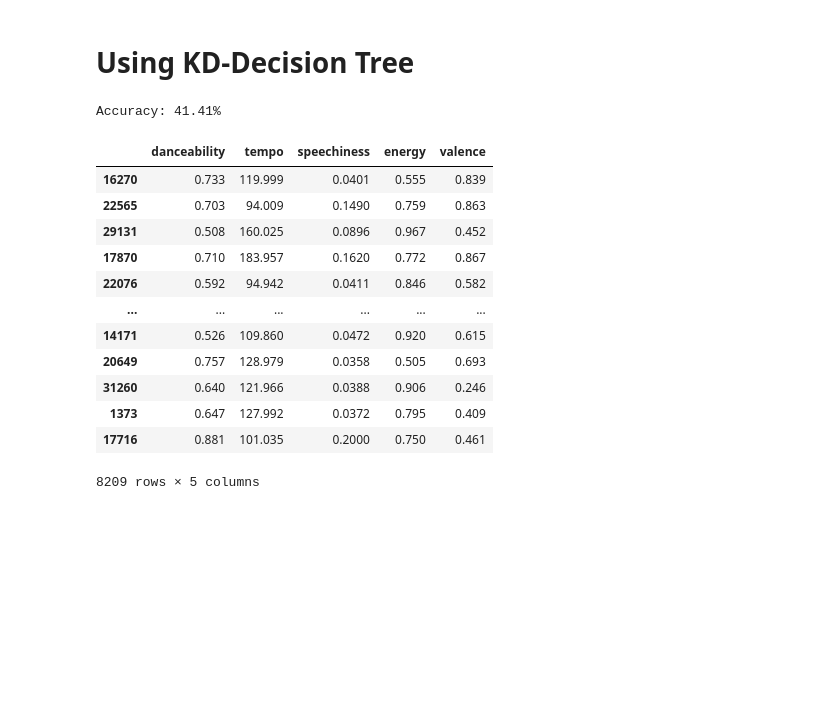
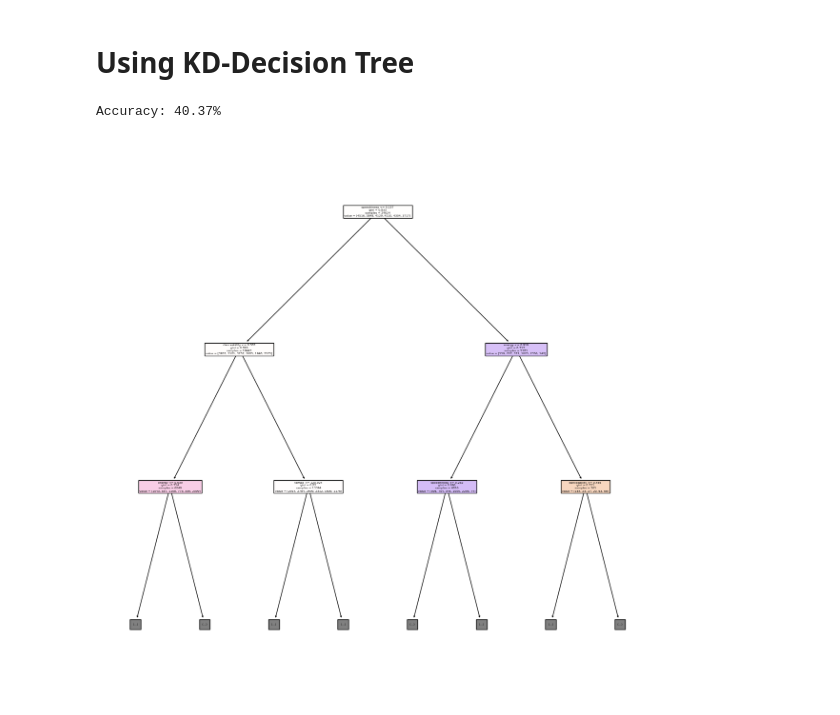
Before and after one commit to RaymondNg0054/cs105_finalproject, a Jupyter notebook: cs105_finalproject.ipynb, the cells around one changed output. Drawn from its saved outputs; the diff is of its cells as text; code cells hidden in the pictures; blank space fills up the shorter version.

```diff
--- a/cs105_finalproject.ipynb
+++ b/cs105_finalproject.ipynb
@@ -464,40 +473,32 @@ Based on this, we are able to see that the accuracy the KNN model gives us is 29
 # %% [markdown]
 # Using KD-Decision Tree
 # %%
+from sklearn.tree import plot_tree
 from sklearn.tree import DecisionTreeClassifier
 df = pd.read_csv("spotify_songs.csv")
 df = df.iloc[:,[1,9,11,12,13,14,15,16,17,18,19,20,21,22]]
 
 mapping = {'edm':1, 'latin':2,'pop':3,'r&b':4,'rap':5,'rock':6}
 
 df["playlist_genre"] = df["playlist_genre"].map(mapping)
 
-X= df[["danceability","tempo","speechiness","energy","valence"]]
+X= df[["danceability","tempo","speechiness","energy", "valence"]]
 y = df["playlist_genre"]
 
 X_train, X_test, y_train, y_test = train_test_split(X, y,test_size=0.25)
 
 model = DecisionTreeClassifier()
 
 model.fit(X_train,y_train)
 
 predictions = model.predict(X_test)
 
 accuracy = model.score(X_test,y_test)*100
 print(f"Accuracy: {accuracy:.2f}%")
-X_test
+# plot the decision tree
+plt.figure(figsize=(15,15))
+plot_tree(model, filled=True, feature_names=["danceability","tempo","speechiness","energy","valence"],max_depth=2)
+plt.show()
 # %% [output]
-Accuracy: 41.41%
+Accuracy: 40.37%
-|  | danceability | tempo | speechiness | energy | valence |
-| 16270 | 0.733 | 119.999 | 0.0401 | 0.555 | 0.839 |
-| 22565 | 0.703 | 94.009 | 0.1490 | 0.759 | 0.863 |
-| 29131 | 0.508 | 160.025 | 0.0896 | 0.967 | 0.452 |
-| 17870 | 0.710 | 183.957 | 0.1620 | 0.772 | 0.867 |
-| 22076 | 0.592 | 94.942 | 0.0411 | 0.846 | 0.582 |
-| ... | ... | ... | ... | ... | ... |
-| 14171 | 0.526 | 109.860 | 0.0472 | 0.920 | 0.615 |
-| 20649 | 0.757 | 128.979 | 0.0358 | 0.505 | 0.693 |
-| 31260 | 0.640 | 121.966 | 0.0388 | 0.906 | 0.246 |
-| 1373 | 0.647 | 127.992 | 0.0372 | 0.795 | 0.409 |
-| 17716 | 0.881 | 101.035 | 0.2000 | 0.750 | 0.461 |
-8209 rows × 5 columns
+[figure, added]
```
Also changed, not shown: parts of 27 cells of this notebook.
